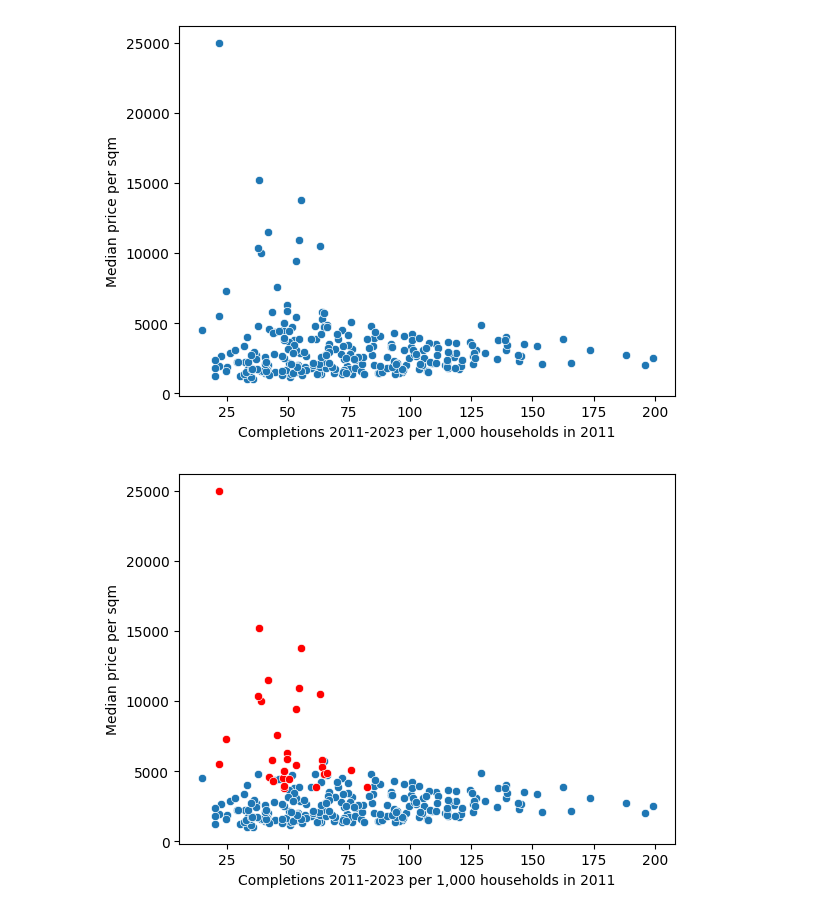
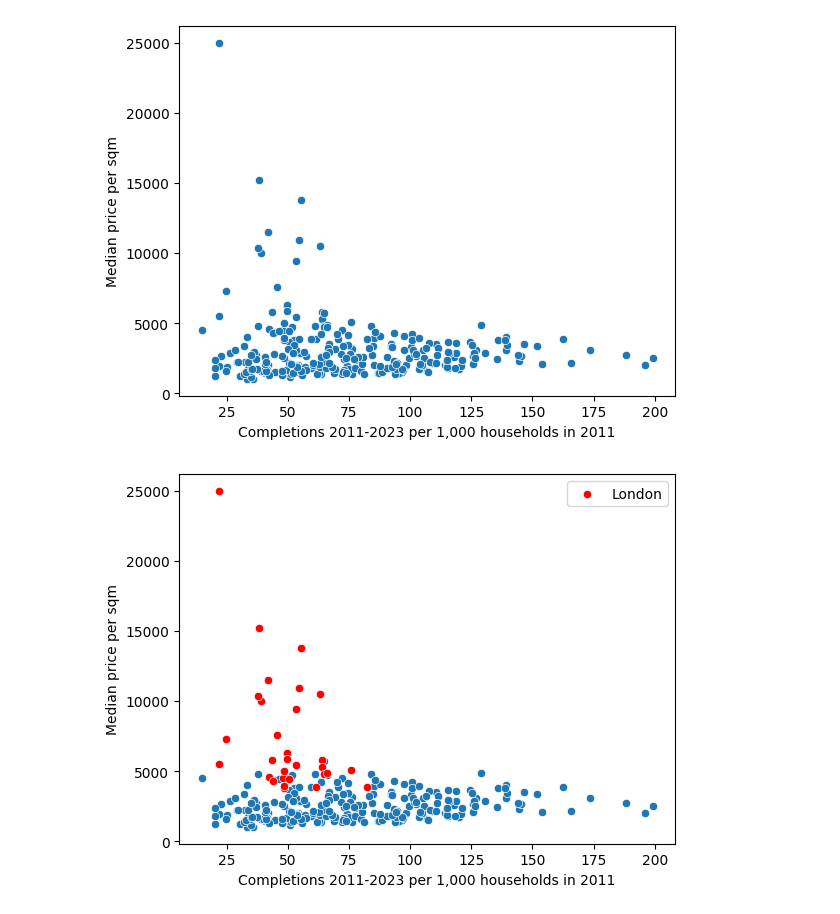
Before and after one commit to jamierumbelow/housing-completions-vs-price-per-square-metre-by-local-authority, a Jupyter notebook: main.ipynb, the cells around one changed output. Saved outputs shown, nothing was run; the diff lists cells and outputs as text; code cells hidden in the pictures.

```diff
--- a/main.ipynb
+++ b/main.ipynb
@@ -22,8 +23,8 @@ import seaborn as sns
 # %%
-raw_completions_df = pd.read_csv('completions.csv')
-raw_prices_df = pd.read_csv('median_price_paid.csv')
-raw_floorspace_df = pd.read_csv('property_floorspace.csv')
-raw_population_df = pd.read_csv('population.csv')
+raw_completions_df = pd.read_csv('data/completions.csv')
+raw_prices_df = pd.read_csv('data/median_price_paid.csv')
+raw_floorspace_df = pd.read_csv('data/property_floorspace.csv')
+raw_population_df = pd.read_csv('data/population.csv')
 # %%
 REGION_NAME = 'region'
 AUTHORITY_KEY = 'local_authority'
@@ -142,9 +143,9 @@ plt.show()
 [figure]
 # %%
 sns.scatterplot(x='completions_per_1000_households', y='median_price_per_sqm', data=processed_df[processed_df[REGION_NAME] != 'London'])
-sns.scatterplot(x='completions_per_1000_households', y='median_price_per_sqm', color='red', data=processed_df[processed_df[REGION_NAME] == 'London'])
+sns.scatterplot(x='completions_per_1000_households', y='median_price_per_sqm', color='red', data=processed_df[processed_df[REGION_NAME] == 'London'], label='London')
 plt.xlabel('Completions 2011-2023 per 1,000 households in 2011')
 plt.ylabel('Median price per sqm')
 plt.show()
 # %% [output]
-[figure, old version]
+[figure, new version]
```
Also changed, not shown: parts of 19 cells of this notebook.
